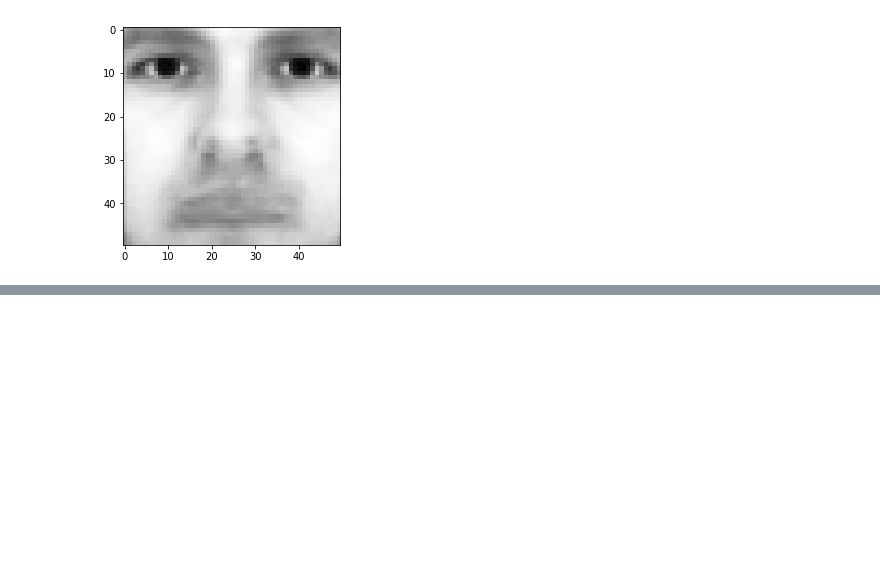
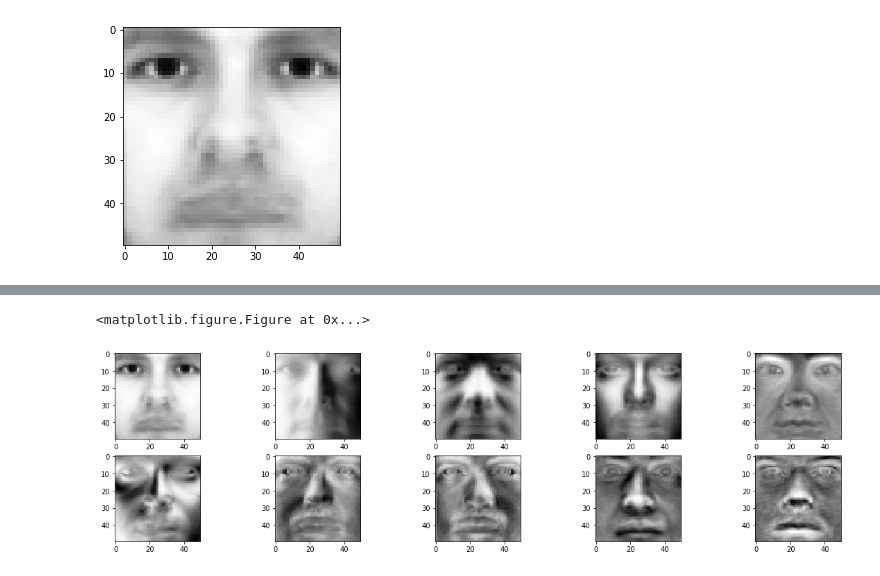
Before and after one commit to ryanfarr01/SVD_and_NaiveBayes, a Jupyter notebook: main.ipynb, the cells around one changed output, grey strips where cells are left out. Saved outputs shown, nothing was run; the diff lists cells and outputs as text; code cells hidden in the pictures; blank space fills up the shorter version.

Commit message:
Part 1 appears to be complete

```diff
--- a/main.ipynb
+++ b/main.ipynb
@@ -70,0 +65,18 @@ print(len(E), len([0]))
+# %%
+"""
+Part 1.E
+"""
+from numpy.linalg import svd
+U, E, Vt = svd(train_data, full_matrices=True)
+U_test, E_test, Vt_test = svd(test_data, full_matrices=True)
+E = np.diag(E)
+E_test = np.diag(E_test)
+
+plt.clf()
+f, axarr = plt.subplots(2,5,figsize=(20,5))
+for cols in range(5):
+    for rows in range(2):
+        axarr[rows, cols].imshow(Vt[rows*5 + cols].reshape(50,50), cmap=cm.Greys_r)
+# %% [output]
+<matplotlib.figure.Figure at 0x...>
+[figure, added]
```
Also changed, not shown: parts of 10 cells of this notebook.
